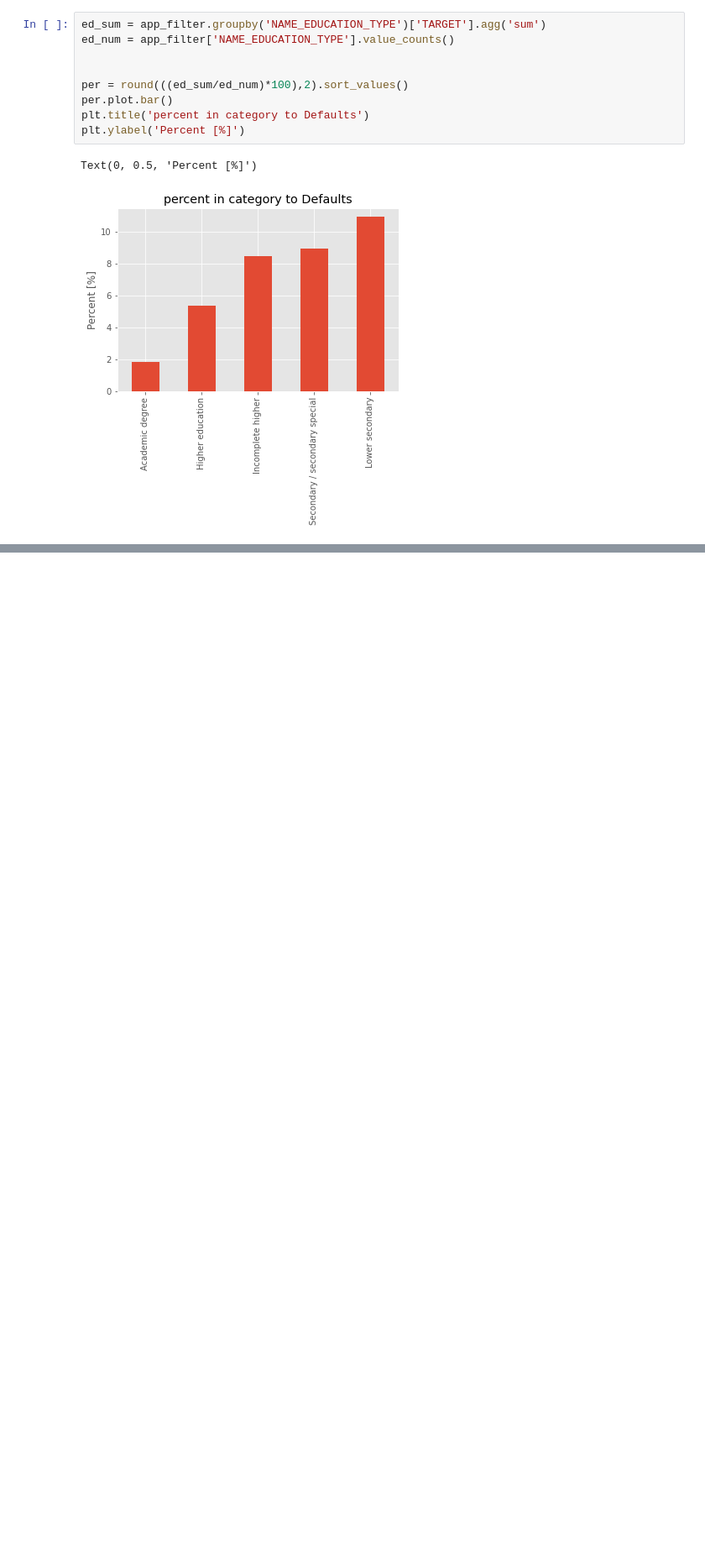
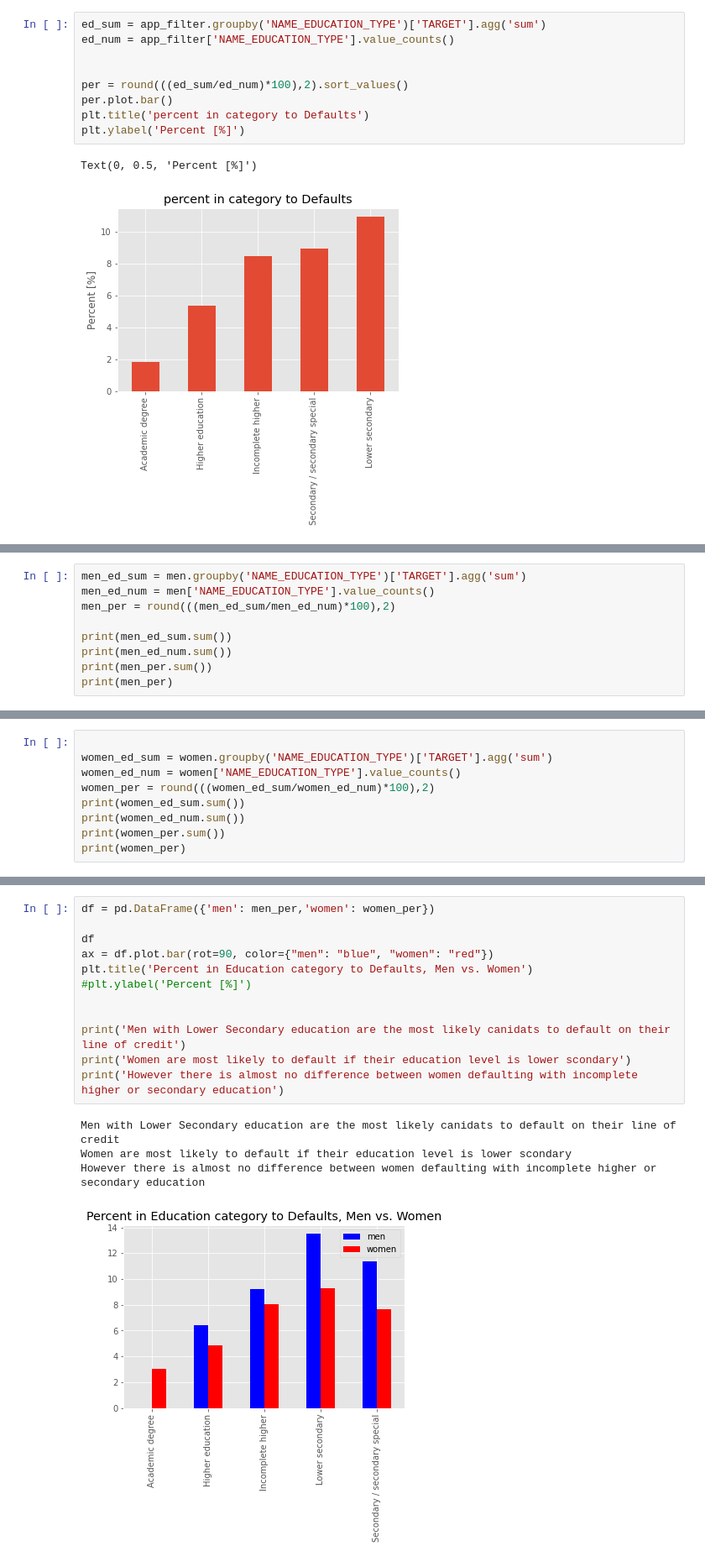
Before and after one commit to LenaChretien/Credit-Card-Fraud, a Jupyter notebook: Credit_card_fraud.ipynb, the cells around one changed output, grey strips where cells are left out. Shown at 84% size. Cells and saved outputs as stored; diff of their text form; blank space fills up the shorter version.

```diff
--- a/Credit_card_fraud.ipynb
+++ b/Credit_card_fraud.ipynb
@@ -624,0 +662,9 @@ Text(0, 0.5, 'Percent [%]')
+# %%
+men_ed_sum = men.groupby('NAME_EDUCATION_TYPE')['TARGET'].agg('sum')
+men_ed_num = men['NAME_EDUCATION_TYPE'].value_counts()
+men_per = round(((men_ed_sum/men_ed_num)*100),2)
+
+print(men_ed_sum.sum())
+print(men_ed_num.sum())
+print(men_per.sum())
+print(men_per)
@@ -624,0 +681,9 @@ Text(0, 0.5, 'Percent [%]')
+# %%
+
+women_ed_sum = women.groupby('NAME_EDUCATION_TYPE')['TARGET'].agg('sum')
+women_ed_num = women['NAME_EDUCATION_TYPE'].value_counts()
+women_per = round(((women_ed_sum/women_ed_num)*100),2)
+print(women_ed_sum.sum())
+print(women_ed_num.sum())
+print(women_per.sum())
+print(women_per)
@@ -624,0 +700,17 @@ Text(0, 0.5, 'Percent [%]')
+# %%
+df = pd.DataFrame({'men': men_per,'women': women_per})
+
+df
+ax = df.plot.bar(rot=90, color={"men": "blue", "women": "red"})
+plt.title('Percent in Education category to Defaults, Men vs. Women')
+#plt.ylabel('Percent [%]')
+
+
+print('Men with Lower Secondary education are the most likely canidats to default on their line of credit')
+print('Women are most likely to default if their education level is lower scondary')
+print('However there is almost no difference between women defaulting with incomplete higher or secondary education')
+# %% [output]
+Men with Lower Secondary education are the most likely canidats to default on their line of credit
+Women are most likely to default if their education level is lower scondary
+However there is almost no difference between women defaulting with incomplete higher or secondary education
+[figure, added]
```
Also changed, not shown: parts of 22 cells of this notebook, 1 other file.
